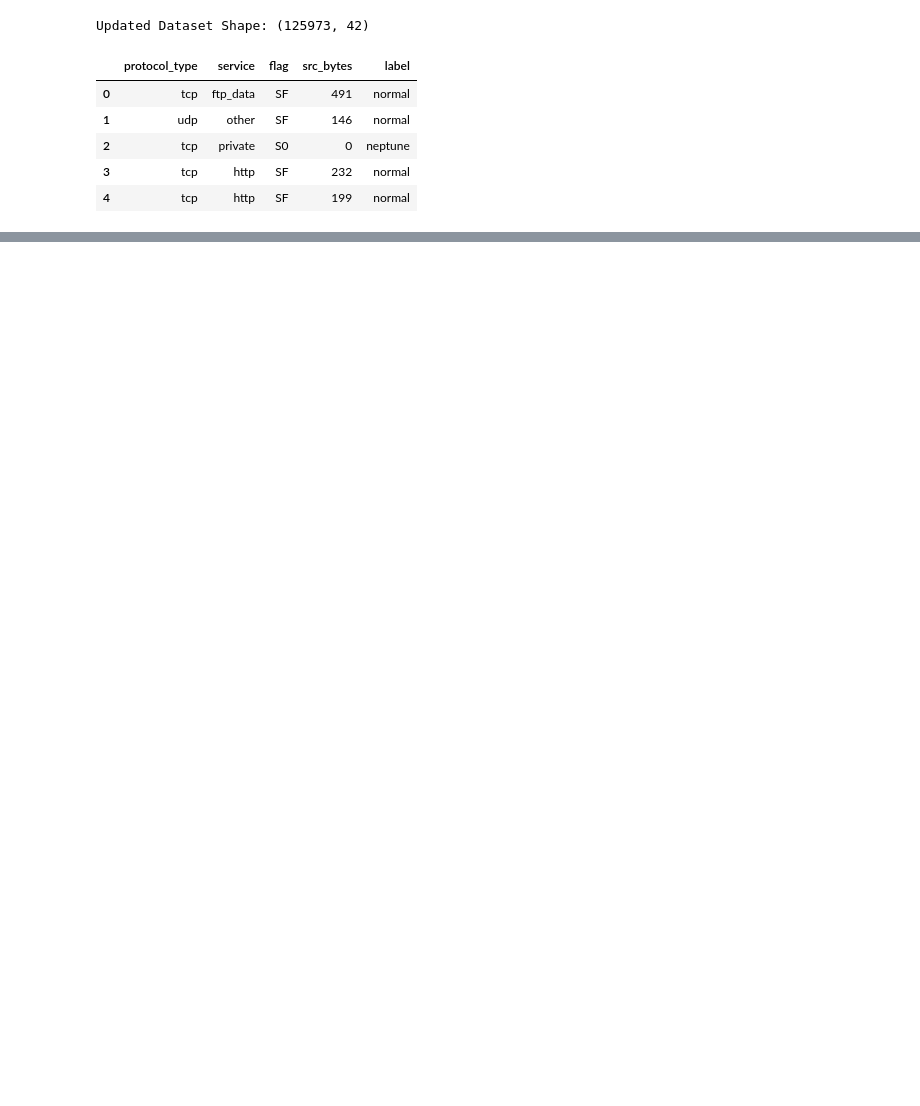
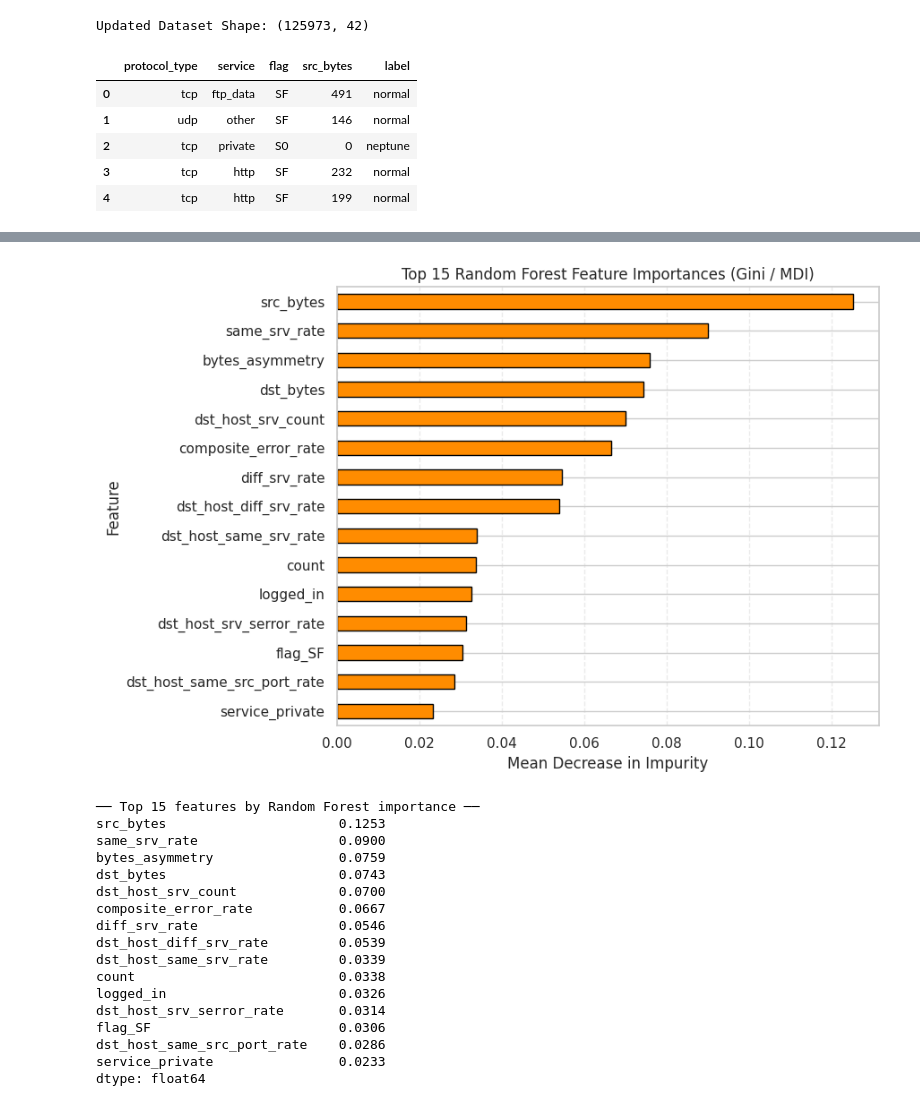
Before and after one commit to AnneClaude/IDS_Project, a Jupyter notebook: IDS_Analysis.ipynb, the cells around one changed output, grey strips where cells are left out. Drawn from its saved outputs; the diff is of its cells as text; code cells hidden in the pictures; blank space fills up the shorter version.

```diff
--- a/IDS_Analysis.ipynb
+++ b/IDS_Analysis.ipynb
@@ -332,0 +817,42 @@ weighted avg       1.00      1.00      1.00     25195
+# %%
+# ── Section 10e: Random Forest Feature Importance (SOC Interpretability) ─────
+# Our critique notes the source never reports WHICH features drive predictions.
+# For a SOC analyst, the top drivers turn a black-box alert into an explainable
+# one. We rank by Gini importance (mean decrease in impurity).
+
+import pandas as pd
+import matplotlib.pyplot as plt
+
+importances = pd.Series(rf_model.feature_importances_, index=X_engineered.columns)
+top_importances = importances.sort_values(ascending=False).head(15)
+
+plt.figure(figsize=(9, 6))
+top_importances.iloc[::-1].plot(kind='barh', color='darkorange', edgecolor='black')
+plt.title('Top 15 Random Forest Feature Importances (Gini / MDI)')
+plt.xlabel('Mean Decrease in Impurity')
+plt.ylabel('Feature')
+plt.grid(axis='x', ls='--', alpha=0.4)
+plt.tight_layout()
+plt.show()
+
+print("── Top 15 features by Random Forest importance ──")
+print(top_importances.round(4))
+# %% [output]
+[figure, added]
+── Top 15 features by Random Forest importance ──
+src_bytes                      0.1253
+same_srv_rate                  0.0900
+bytes_asymmetry                0.0759
+dst_bytes                      0.0743
+dst_host_srv_count             0.0700
+composite_error_rate           0.0667
+diff_srv_rate                  0.0546
+dst_host_diff_srv_rate         0.0539
+dst_host_same_srv_rate         0.0339
+count                          0.0338
+logged_in                      0.0326
+dst_host_srv_serror_rate       0.0314
+flag_SF                        0.0306
+dst_host_same_src_port_rate    0.0286
+service_private                0.0233
+dtype: float64
```
Also changed, not shown: parts of 95 cells of this notebook.
